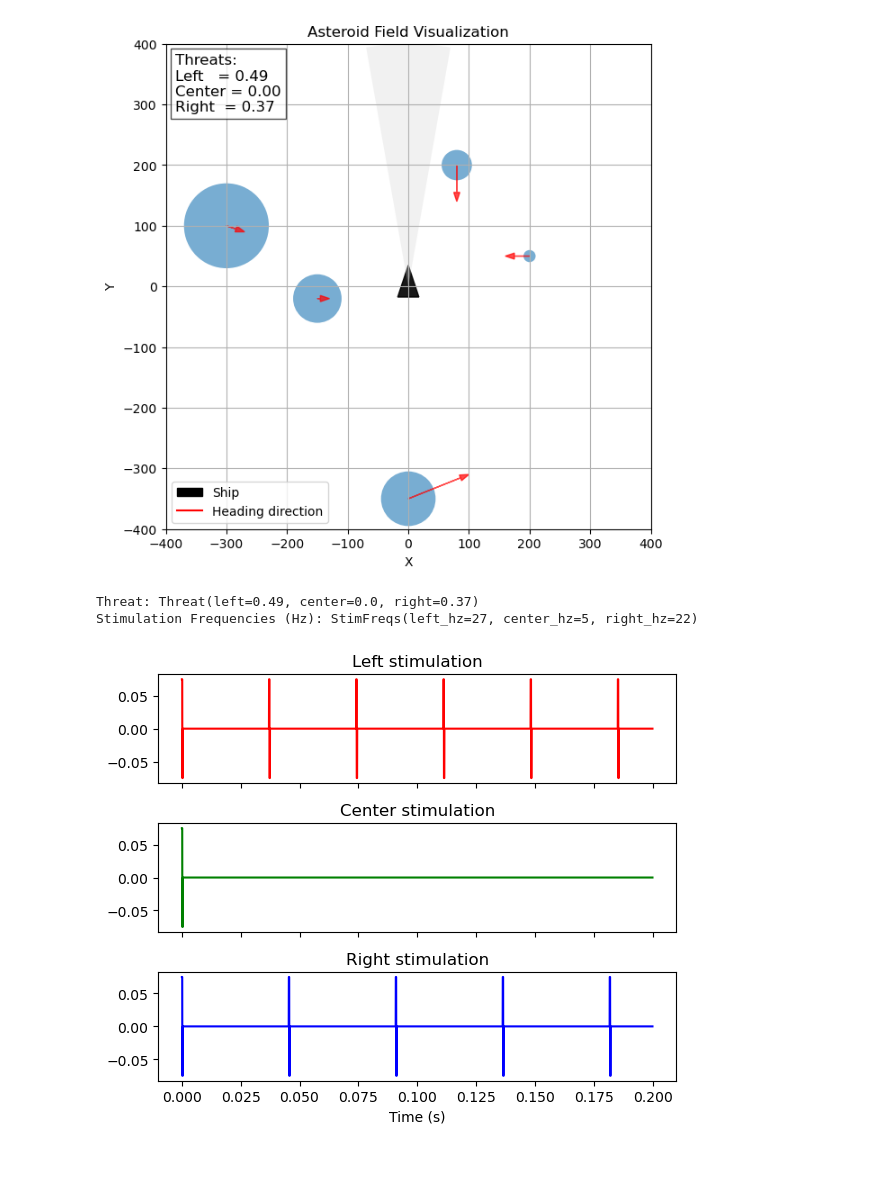
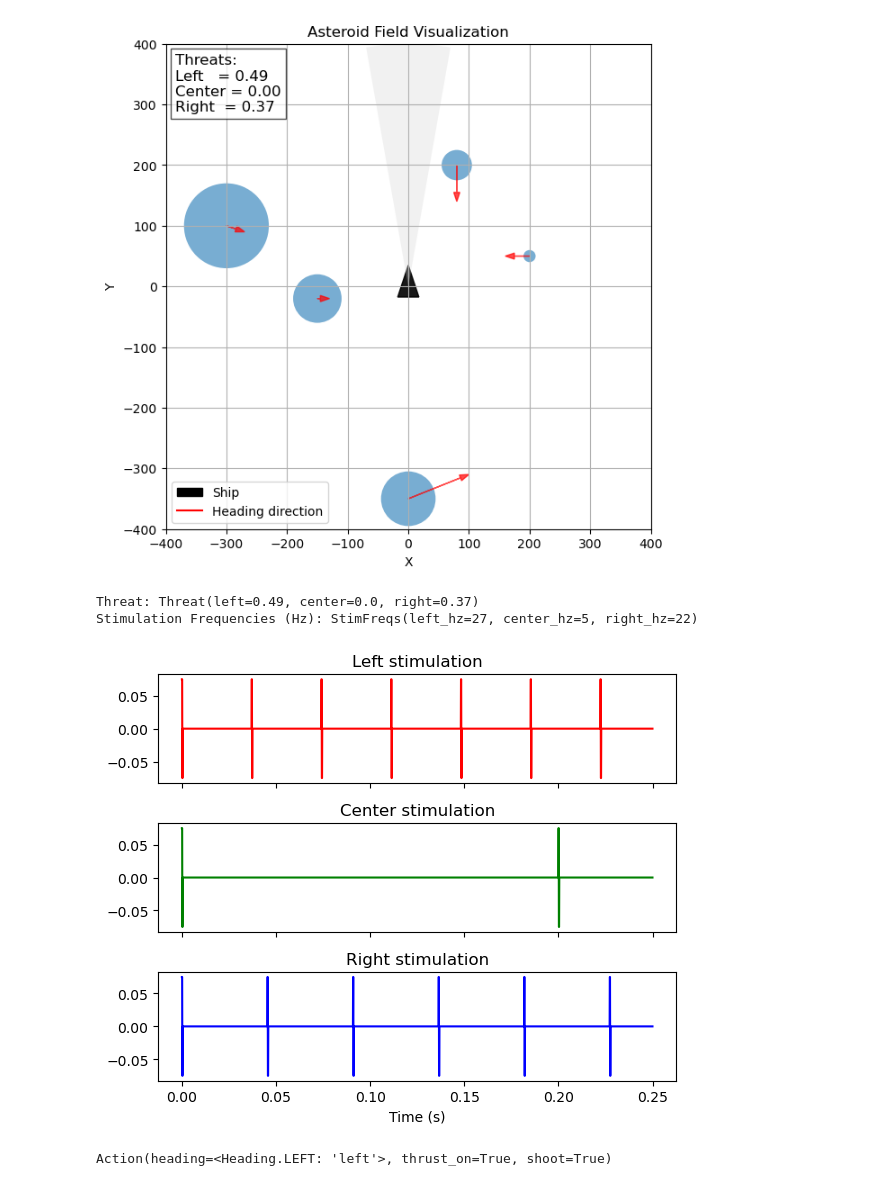
Before and after one commit to sumachinta/asteroid_arcade_game, a Jupyter notebook: notebooks/tutorial.ipynb, the cells around one changed output. Drawn from its saved outputs; the diff is of its cells as text; code cells hidden in the pictures.

Commit message:
added decoding

```diff
--- a/notebooks/tutorial.ipynb
+++ b/notebooks/tutorial.ipynb
@@ -36,27 +37,36 @@ Threats: Threat(left=0.49, center=0.0, right=0.37)
 # %%
 # Threat to stimulation frequencies
 stim_freqs = map_threat_to_stim_freqs(d_threat)
 print("Threat:", d_threat)
 print("Stimulation Frequencies (Hz):", stim_freqs)
+# Stimulation configuration
+cfg = StimConfig(
+    sampling_rate=20_000,
+    pulse_amplitude=0.075,   # 75 mV
+    phase_width_s=200e-6,
+    inter_phase_gap_s=0.0,
+)
+duration_s = 0.25
+# Generate stimulation trains
+stim_trains = generate_directional_trains(stim_freqs, duration_s, cfg)
+plot_directional_stim(stim_trains, cfg)
 # %% [output]
 Threat: Threat(left=0.49, center=0.0, right=0.37)
 Stimulation Frequencies (Hz): StimFreqs(left_hz=27, center_hz=5, right_hz=22)
+[figure, added]
-# %%
-from utils.stimulation import StimConfig, generate_directional_trains
-from utils.visualize import plot_directional_stim
-
-
-cfg = StimConfig(
-    sampling_rate=20_000,
-    pulse_amplitude=0.075,   # 75 mV
-    phase_width_s=200e-6,
-    inter_phase_gap_s=0.0,
-)
-duration_s = 0.2  # generate 0.2 seconds of stimulation
-
-# Generate stimulation trains
-stim_trains = generate_directional_trains(stim_freqs, duration_s, cfg)
-
-plot_directional_stim(stim_trains, cfg)
-# %% [output]
-[figure, removed]
+# %%
+from utils.decoding import DecodingConfig, NeuralDecoder, FiringCounts
+cfg = DecodingConfig()
+decoder = NeuralDecoder(cfg)
+
+#  Example pne 10 ms bin where:
+# left group: 1 spike, right: 0 spikes
+# thrust group: 1 spike , shoot group: 2 spikes
+counts = FiringCounts(left=1, right=0, thrust=1, shoot=2)
+
+
+t_s = 0.010 # time at the end of this bin
+action = decoder.step(counts, t_s)
+print(action)
+# %% [output]
+Action(heading=<Heading.LEFT: 'left'>, thrust_on=True, shoot=True)
```
Also changed, not shown: parts of 1 cell of this notebook, 1 other file.
